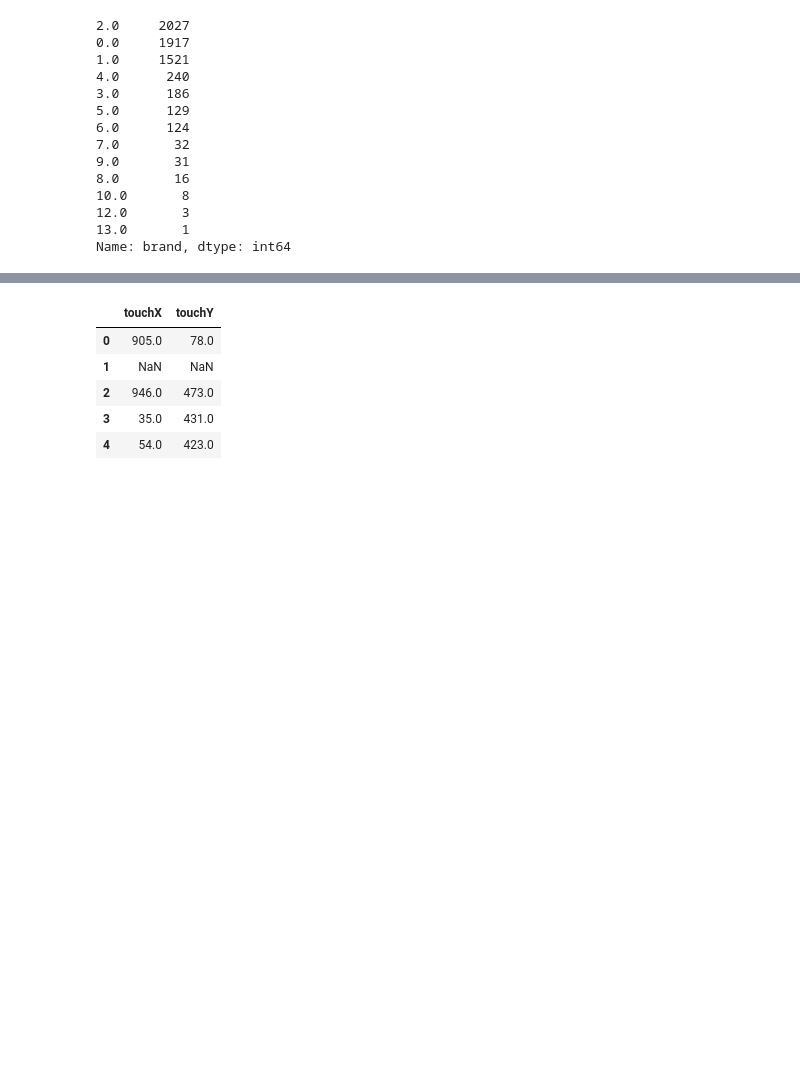
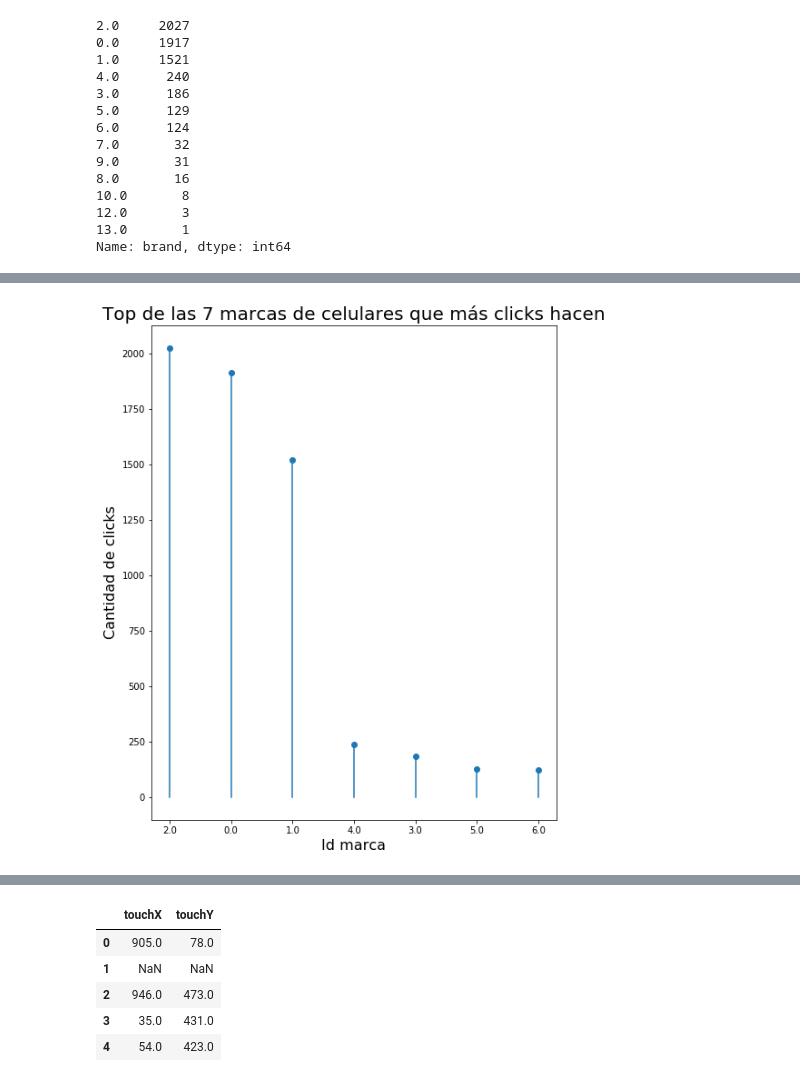
Before and after one commit to cruzpa95/Datos2019, a Jupyter notebook: clicks.ipynb, the cells around one changed output, grey strips where cells are left out. Saved outputs shown, nothing was run; the diff lists cells and outputs as text; code cells hidden in the pictures; blank space fills up the shorter version.

Commit message:
agrego plot para marcas

```diff
--- a/clicks.ipynb
+++ b/clicks.ipynb
@@ -281,3 +284,8 @@ clicks['brand'].value_counts()
 12.0       3
 13.0       1
 Name: brand, dtype: int64
+# %%
+marcas = clicks['brand'].value_counts().reset_index().head(7)
+marcas = marcas.rename(columns={'index': 'id marca', 'brand': 'cantidad'})
+marcas['id marca'] = marcas['id marca'].astype(str)
+marcas
@@ -284,2 +301,13 @@ Name: brand, dtype: int64
+# %%
+
+fig, ax = plt.subplots(figsize=(8,10))
+(markerline, stemlines, baseline) = plt.stem(marcas['id marca'], marcas.cantidad, color=yellow)
+ax.set_title("Top de las 7 marcas de celulares que más clicks hacen", fontsize=20)
+ax.set_xlabel('Id marca', fontsize=16)
+ax.set_ylabel('Cantidad de clicks', fontsize=16)
+plt.setp(baseline, visible=False)
+plt.show()
+# %% [output]
+[figure, added]
 # %%
 #no se establece ningun patron en el tiempo en el q hace un click.
```
Also changed, not shown: parts of 5 cells of this notebook.
